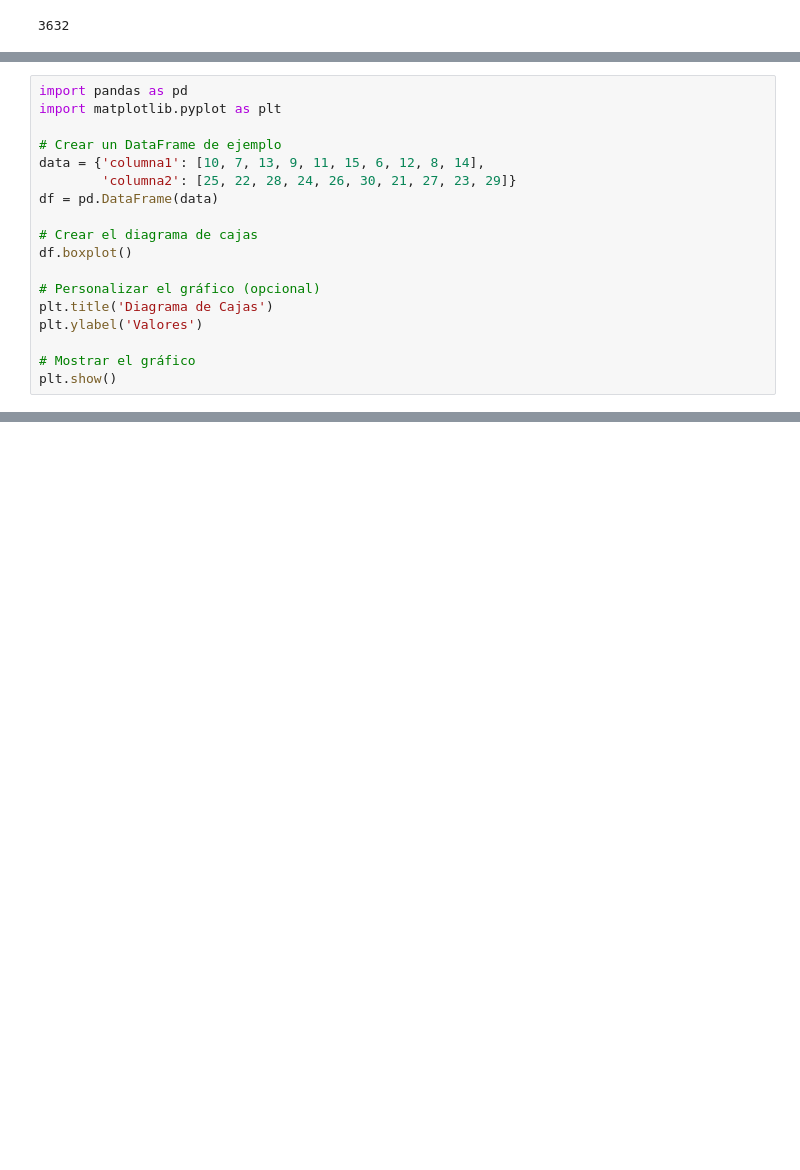
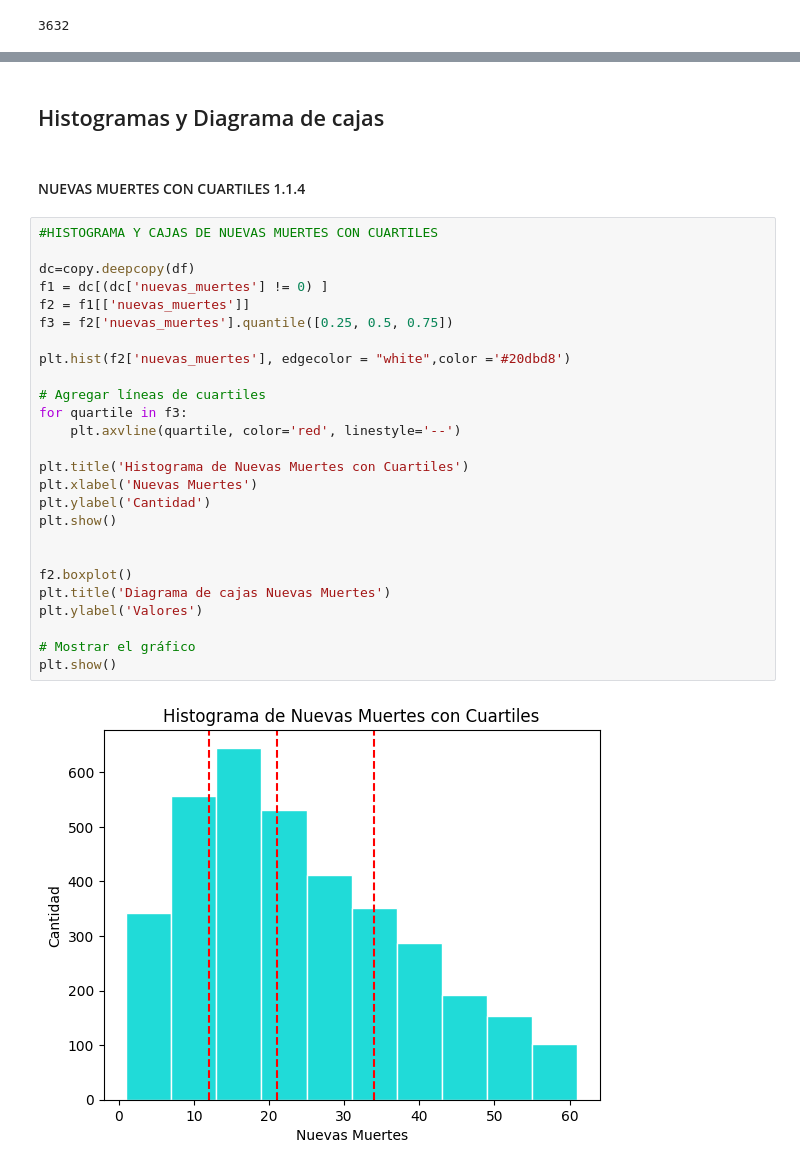
Before and after one commit to gkruiz/SEMI2_Practica1_2024, a Jupyter notebook: estadisticas.ipynb, the cells around one changed output, grey strips where cells are left out. Saved outputs shown, nothing was run; the diff lists cells and outputs as text; blank space fills up the shorter version.

```diff
--- a/estadisticas.ipynb
+++ b/estadisticas.ipynb
@@ -450,18 +53,0 @@ plt.show()
-# %%
-import pandas as pd
-import matplotlib.pyplot as plt
-
-# Crear un DataFrame de ejemplo
-data = {'columna1': [10, 7, 13, 9, 11, 15, 6, 12, 8, 14],
-        'columna2': [25, 22, 28, 24, 26, 30, 21, 27, 23, 29]}
-df = pd.DataFrame(data)
-
-# Crear el diagrama de cajas
-df.boxplot()
-
-# Personalizar el gráfico (opcional)
-plt.title('Diagrama de Cajas')
-plt.ylabel('Valores')
-
-# Mostrar el gráfico
-plt.show()
@@ -469,0 +133,32 @@ plt.show()
+# %% [markdown]
+## Histogramas y Diagrama de cajas
+# %% [markdown]
+#### NUEVAS MUERTES CON CUARTILES 1.1.4
+# %%
+#HISTOGRAMA Y CAJAS DE NUEVAS MUERTES CON CUARTILES
+
+dc=copy.deepcopy(df)
+f1 = dc[(dc['nuevas_muertes'] != 0) ]
+f2 = f1[['nuevas_muertes']]
+f3 = f2['nuevas_muertes'].quantile([0.25, 0.5, 0.75])
+
+plt.hist(f2['nuevas_muertes'], edgecolor = "white",color ='#20dbd8')
+
+# Agregar líneas de cuartiles
+for quartile in f3:
+    plt.axvline(quartile, color='red', linestyle='--')
+
+plt.title('Histograma de Nuevas Muertes con Cuartiles')
+plt.xlabel('Nuevas Muertes')
+plt.ylabel('Cantidad')
+plt.show()
+
+
+f2.boxplot()
+plt.title('Diagrama de cajas Nuevas Muertes')
+plt.ylabel('Valores')
+
+# Mostrar el gráfico
+plt.show()
+# %% [output]
+[figure, added]
```
Also changed, not shown: parts of 92 cells of this notebook, 1 other file.
